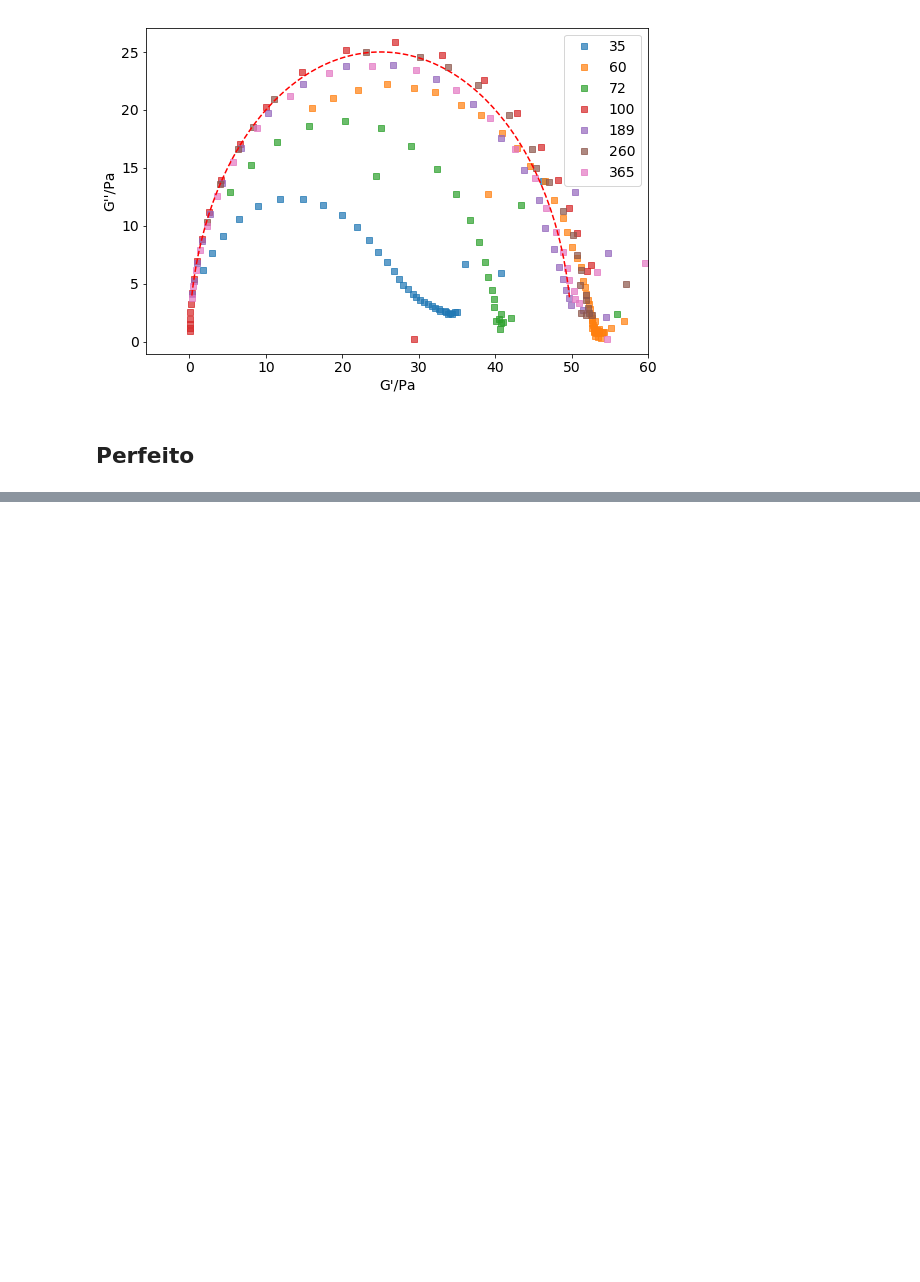
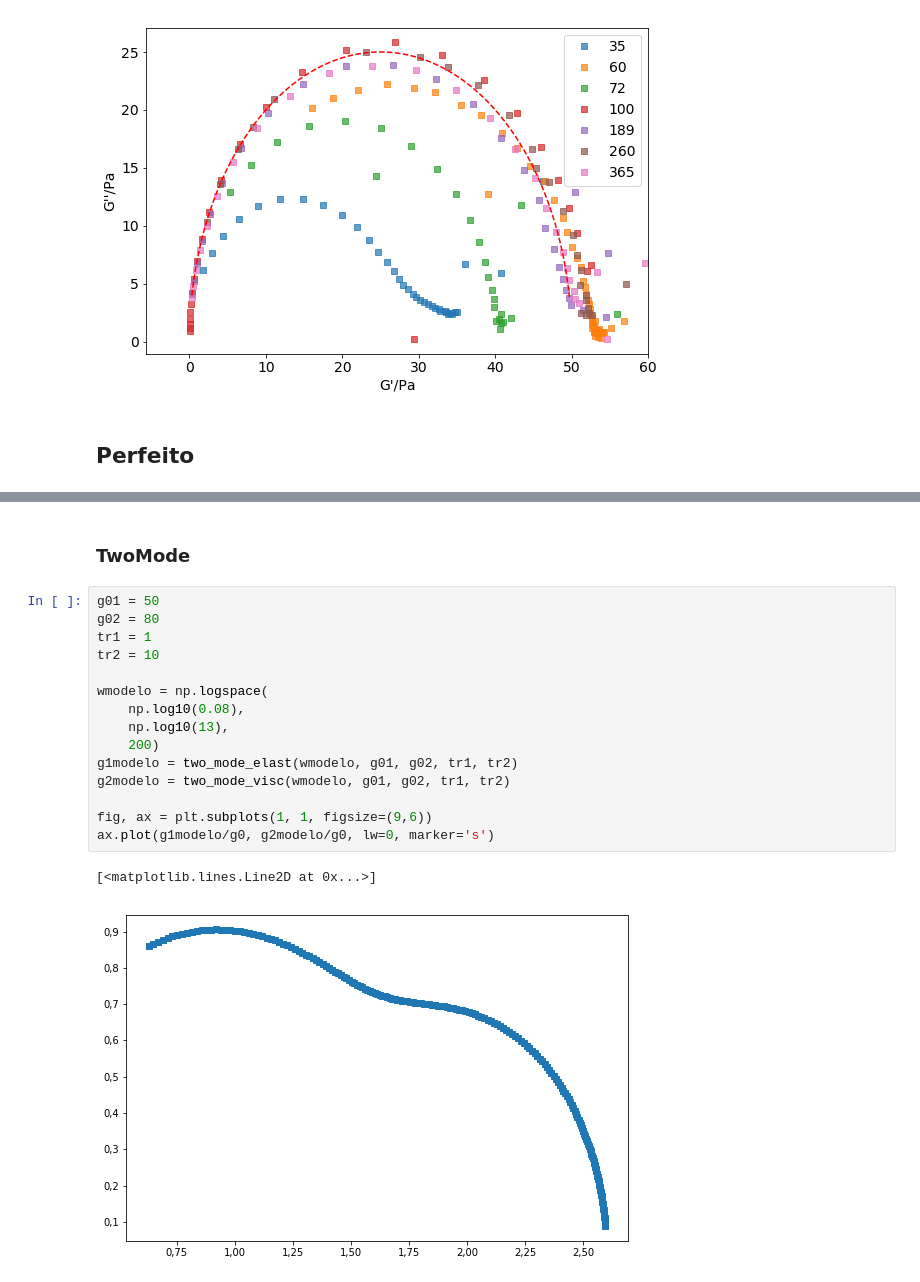
Before and after one commit to KarlClinckspoor/Tese, a Jupyter notebook: imagens/notebooks/dados experimentais/reologia_oscilatórios/água detalhado/Plots e ajustes - Água.ipynb, the cells around one changed output, grey strips where cells are left out. Drawn from its saved outputs; the diff is of its cells as text; blank space fills up the shorter version.

```diff
--- a/imagens/notebooks/dados experimentais/reologia_oscilatórios/água detalhado/Plots e ajustes - Água.ipynb
+++ b/imagens/notebooks/dados experimentais/reologia_oscilatórios/água detalhado/Plots e ajustes - Água.ipynb
@@ -1259,0 +1320,20 @@ ax.plot(g1modelo/g0, g2modelo/g0, lw=0, marker='s')
+# %% [markdown]
+### TwoMode
+# %%
+g01 = 50
+g02 = 80
+tr1 = 1
+tr2 = 10
+
+wmodelo = np.logspace(
+    np.log10(0.08),
+    np.log10(13),
+    200)
+g1modelo = two_mode_elast(wmodelo, g01, g02, tr1, tr2)
+g2modelo = two_mode_visc(wmodelo, g01, g02, tr1, tr2)
+
+fig, ax = plt.subplots(1, 1, figsize=(9,6))
+ax.plot(g1modelo/g0, g2modelo/g0, lw=0, marker='s')
+# %% [output]
+[<matplotlib.lines.Line2D at 0x...>]
+[figure, added]
```
Also changed, not shown: parts of 13 cells of this notebook, 31 other files.
